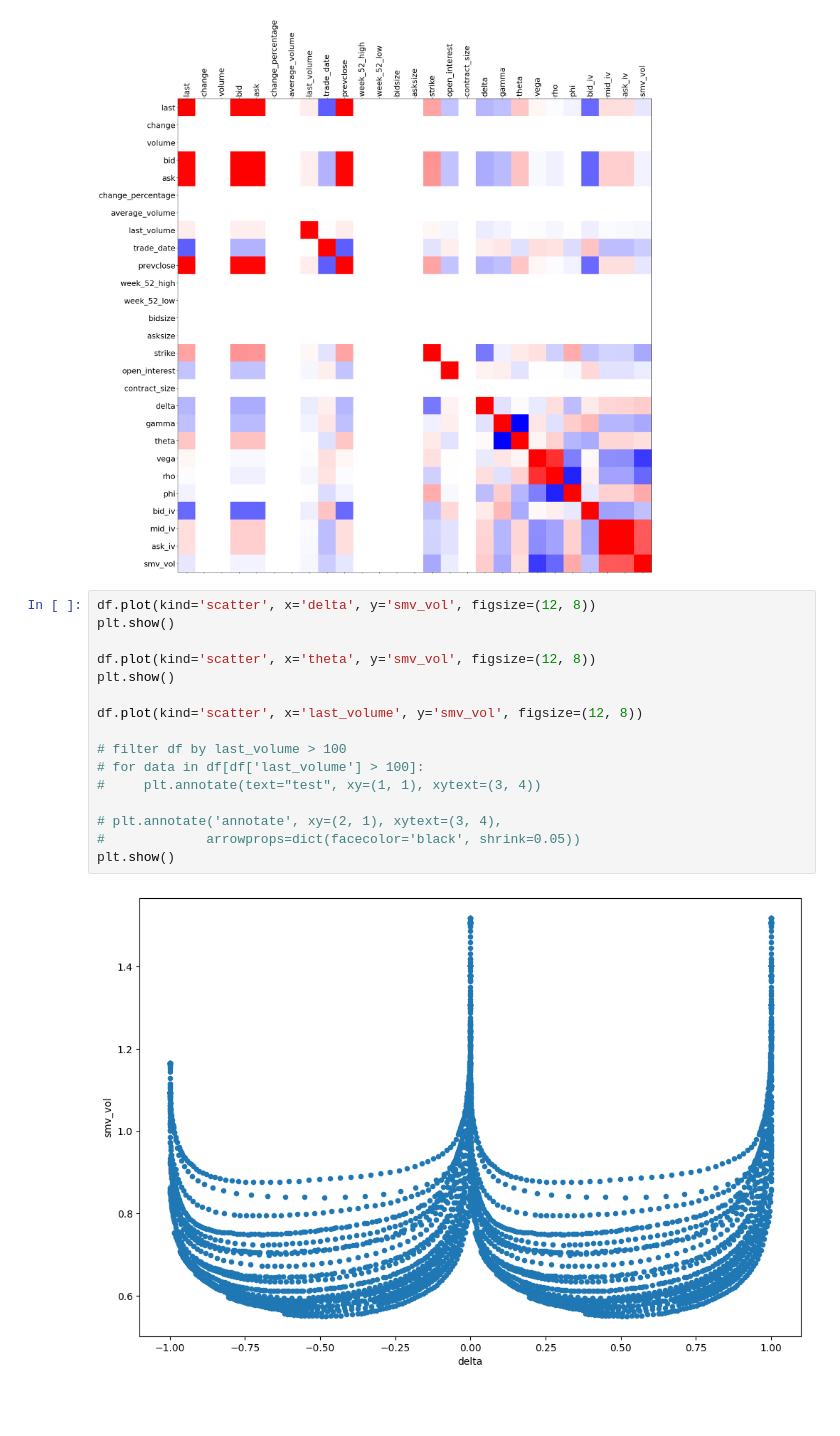
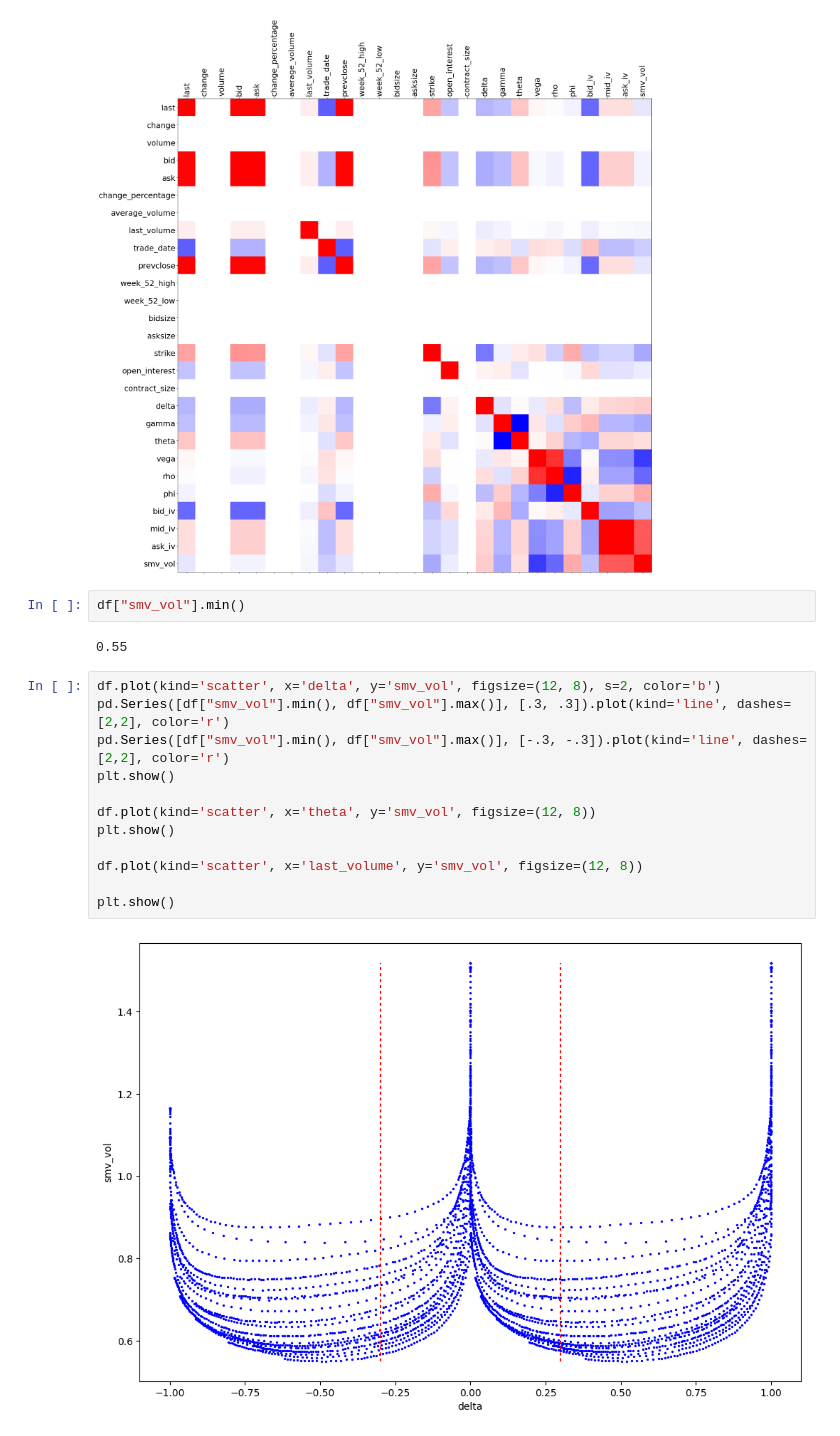
Before and after one commit to yprimakov/Option-Chain-Data-Analysis, a Jupyter notebook: main.ipynb, the cells around one changed output. Cells and saved outputs as stored; diff of their text form; blank space fills up the shorter version.

Commit message:
visualization improvements

```diff
--- a/main.ipynb
+++ b/main.ipynb
@@ -129,23 +130,23 @@ plt.yticks(range(len(corr.columns)), corr.columns, fontsize=22)
 plt.show()
 # %% [output]
 [figure]
+# %%
+df["smv_vol"].min()
+# %% [output]
+0.55
 # %%
-df.plot(kind='scatter', x='delta', y='smv_vol', figsize=(12, 8))
+df.plot(kind='scatter', x='delta', y='smv_vol', figsize=(12, 8), s=2, color='b')
+pd.Series([df["smv_vol"].min(), df["smv_vol"].max()], [.3, .3]).plot(kind='line', dashes=[2,2], color='r')
+pd.Series([df["smv_vol"].min(), df["smv_vol"].max()], [-.3, -.3]).plot(kind='line', dashes=[2,2], color='r')
 plt.show()
 
 df.plot(kind='scatter', x='theta', y='smv_vol', figsize=(12, 8))
 plt.show()
 
 df.plot(kind='scatter', x='last_volume', y='smv_vol', figsize=(12, 8))
 
-# filter df by last_volume > 100
-# for data in df[df['last_volume'] > 100]:
-#     plt.annotate(text="test", xy=(1, 1), xytext=(3, 4))
-
-# plt.annotate('annotate', xy=(2, 1), xytext=(3, 4),
-#             arrowprops=dict(facecolor='black', shrink=0.05))
 plt.show()
 # %% [output]
-[figure, old version]
+[figure, new version]
 [figure]
 [figure]
```
Also changed, not shown: parts of 3 cells of this notebook, 1 other file.
